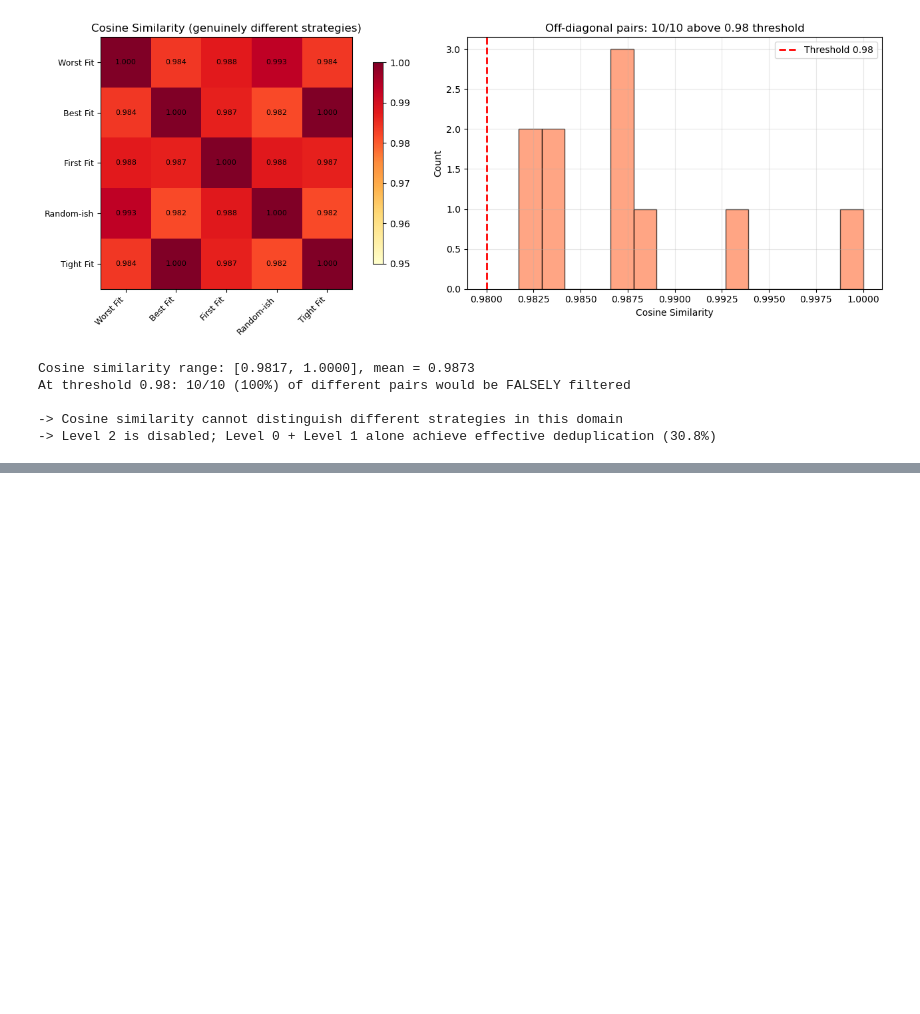
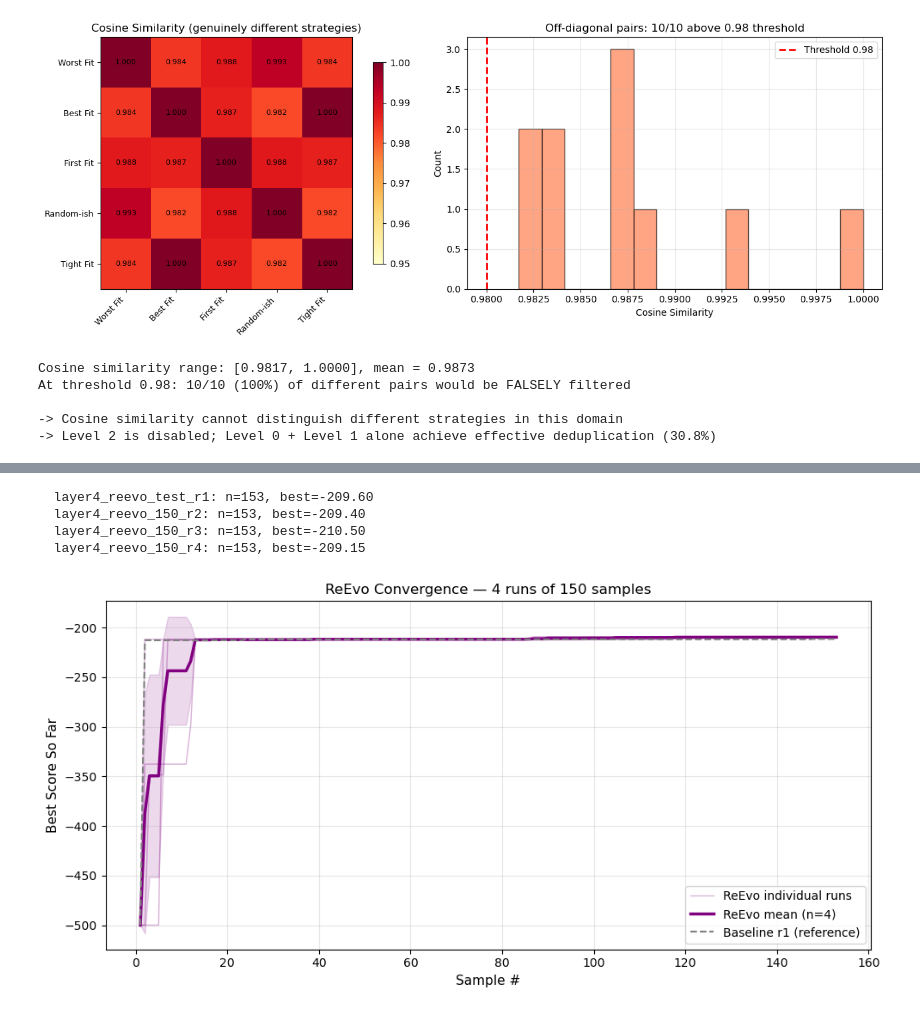
Before and after one commit to jaycee6666/efficient-funsearch, a Jupyter notebook: notebooks/efficient_funsearch_colab.ipynb, the cells around one changed output, grey strips where cells are left out. Saved outputs shown, nothing was run; the diff lists cells and outputs as text; code cells hidden in the pictures; blank space fills up the shorter version.

```diff
--- a/notebooks/efficient_funsearch_colab.ipynb
+++ b/notebooks/efficient_funsearch_colab.ipynb
@@ -794,0 +836,79 @@ At threshold 0.98: 10/10 (100%) of different pairs would be FALSELY filtered
+# %%
+# ===== ReEvo: load all 4 runs, plot convergence (mean + individual curves) =====
+import os
+import pandas as pd
+import numpy as np
+import matplotlib.pyplot as plt
+
+REEVO_DIRS = [
+    "layer4_reevo_test_r1",
+    "layer4_reevo_150_r2",
+    "layer4_reevo_150_r3",
+    "layer4_reevo_150_r4",
+]
+LOG_BASE = "funsearch-baseline/logs"
+
+def _best_so_far(df: pd.DataFrame) -> np.ndarray:
+    """Return monotonically non-decreasing best-score curve across samples.
+
+    Failed scores (<= -400) are treated as missing so they don't pull
+    the 'best-so-far' down; this matches scripts/collect_results.py.
+    """
+    scores = df["score"].to_numpy(dtype=float)
+    scores = np.where(scores <= -400, np.nan, scores)
+    filled = pd.Series(scores).ffill().fillna(-500).to_numpy()
+    return np.maximum.accumulate(filled)
+
+# Load all ReEvo runs
+reevo_curves = []
+reevo_bests = []
+for d in REEVO_DIRS:
+    p = os.path.join(LOG_BASE, d, "run_log.csv")
+    df = pd.read_csv(p)
+    curve = _best_so_far(df)
+    reevo_curves.append(curve)
+    valid = df.loc[df["score"].notna() & (df["score"] > -400), "score"]
+    reevo_bests.append(float(valid.max()) if len(valid) else float("nan"))
+    print(f"  {d}: n={len(df)}, best={reevo_bests[-1]:.2f}")
+
+# Align curves to shortest length for averaging
+min_len = min(len(c) for c in reevo_curves)
+aligned = np.stack([c[:min_len] for c in reevo_curves])
+mean_curve = aligned.mean(axis=0)
+std_curve = aligned.std(axis=0)
+
+# Compare against single baseline r1 as reference
+df_bl = pd.read_csv(f"{LOG_BASE}/layer1_baseline_150_r1/run_log.csv")
+baseline_curve = _best_so_far(df_bl)
+
+# --- Plot ---
+fig, ax = plt.subplots(figsize=(10, 5))
+
+x = np.arange(1, min_len + 1)
+for i, c in enumerate(reevo_curves):
+    ax.plot(np.arange(1, len(c)+1), c, color="purple", alpha=0.3, linewidth=1,
+            label="ReEvo individual runs" if i == 0 else None)
+ax.plot(x, mean_curve, color="purple", linewidth=2.5, label=f"ReEvo mean (n={len(reevo_curves)})")
+ax.fill_between(x, mean_curve - std_curve, mean_curve + std_curve,
+                alpha=0.15, color="purple")
+ax.plot(np.arange(1, len(baseline_curve)+1), baseline_curve,
+        color="gray", linewidth=1.5, linestyle="--", label="Baseline r1 (reference)")
+
+ax.set_xlabel("Sample #", fontsize=11)
+ax.set_ylabel("Best Score So Far", fontsize=11)
+ax.set_title("ReEvo Convergence — 4 runs of 150 samples", fontsize=12)
+ax.legend(loc="lower right")
+ax.grid(True, alpha=0.3)
+plt.tight_layout()
+plt.show()
+
+print()
+print(f"ReEvo mean best: {np.mean(reevo_bests):.2f} ± {np.std(reevo_bests):.2f}")
+print(f"Baseline r1 best: {baseline_curve[-1]:.2f}")
+print("ReEvo reaches baseline quality earlier and has tighter variance — see report §4.3.")
+# %% [output]
+  layer4_reevo_test_r1: n=153, best=-209.60
+  layer4_reevo_150_r2: n=153, best=-209.40
+  layer4_reevo_150_r3: n=153, best=-210.50
+  layer4_reevo_150_r4: n=153, best=-209.15
+[figure, added]
```
Also changed, not shown: parts of 19 cells of this notebook, 5 other files.
